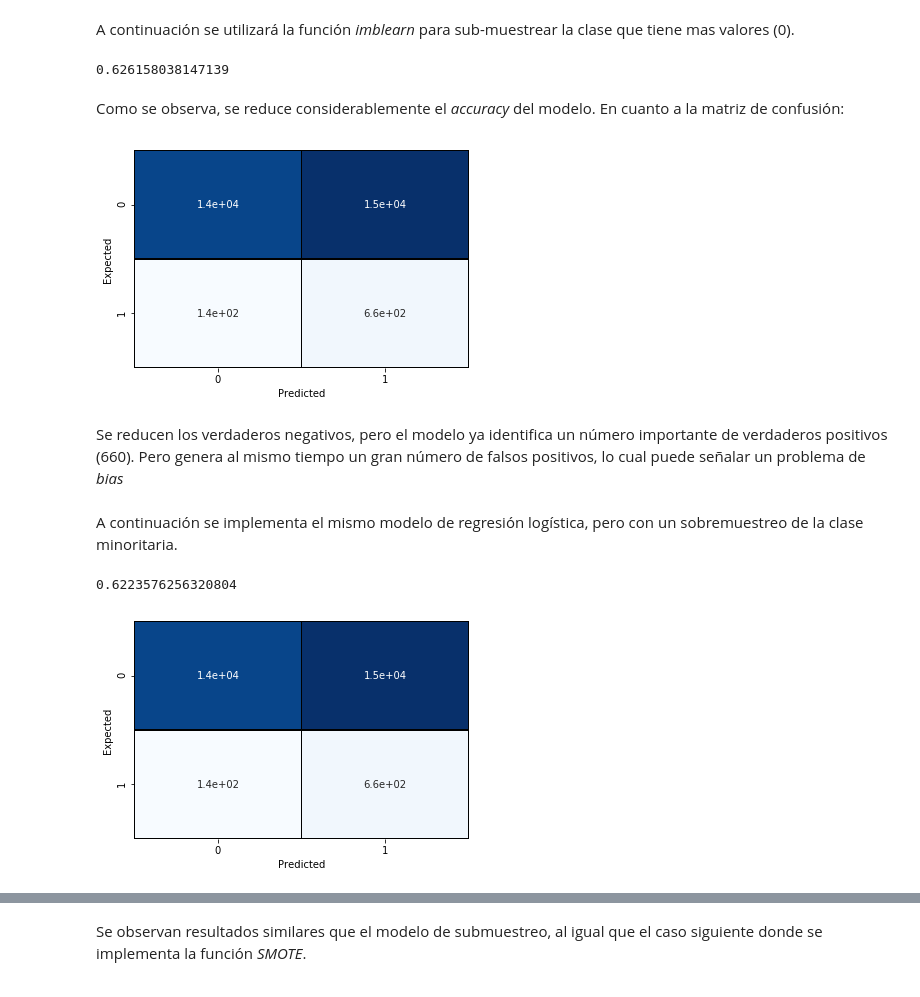
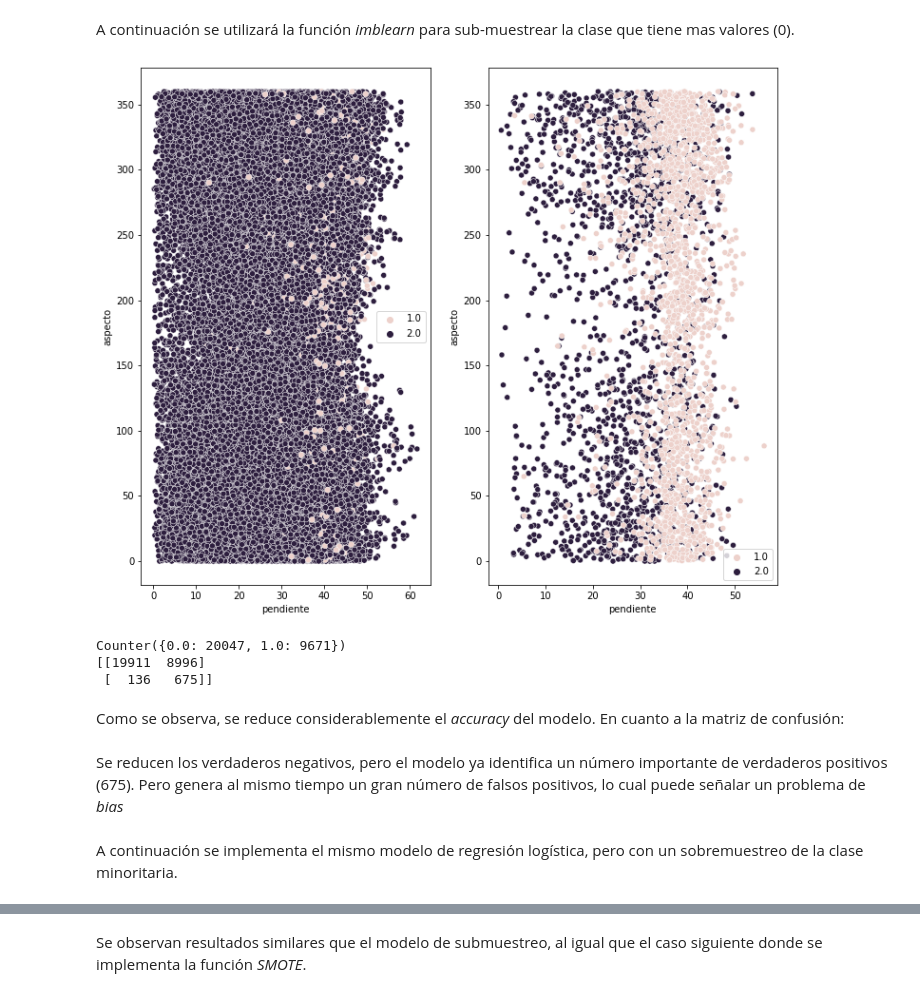
Before and after one commit to edieraristizabal/MachineLearning, a Jupyter notebook: NOTEBOOKS/07_Desbalance.ipynb, the cells around one changed output, grey strips where cells are left out. Cells and saved outputs as stored; diff of their text form; code cells hidden in the pictures.

```diff
--- a/NOTEBOOKS/07_Desbalance.ipynb
+++ b/NOTEBOOKS/07_Desbalance.ipynb
@@ -134,16 +146,26 @@ plt.show()
 Se observa que el modelo se entrenó muy bien para las celdas de la clase 0, no movimientos en masa, y al ser esta clase la mayoría de celdas pues genera un alto valor de verdaderos negativos, sin embargo no encontró ni una celda de la clase 1, y un número importante de falsos negativos.
 # %% [markdown]
 A continuación se utilizará la función *imblearn* para sub-muestrear la clase que tiene mas valores (0).
-# %%
-from imblearn.under_sampling import RandomUnderSampler
-rus=RandomUnderSampler(return_indices=True)
-X_rus,y_rus,id_rus=rus.fit_sample(X_train,y_train)
-
-model=LogisticRegression().fit(X_rus,y_rus)
-y_pred=model.predict(X_test)
-results = cross_val_score(model, X_rus, y_rus, cv=5, scoring='accuracy')
-print(results.mean())
-# %% [output]
-0.626158038147139
+# %%
+from imblearn.under_sampling import RandomUnderSampler
+rus=RandomUnderSampler()
+X_rus,y_rus=rus.fit_sample(X_train,y_train)
+y_t= np.where(y_train==0,2,y_train)
+y_r= np.where(y_rus==0,2,y_rus)
+f, axes = plt.subplots(1, 2, figsize=(12,10))
+sns.scatterplot(X_train['pendiente'],X_train['aspecto'],hue=y_t,ax=axes[0]);
+sns.scatterplot(X_rus['pendiente'],X_rus['aspecto'],hue=y_r,ax=axes[1]);
+# %% [output]
+[figure, added]
+# %%
+model_rus=LogisticRegression().fit(X_rus,y_rus)
+y_test_pred=model_rus.predict(X_test)
+mc= confusion_matrix(y_test, y_test_pred)
+print(Counter(y_test_pred))
+print(mc)
+# %% [output]
+Counter({0.0: 20047, 1.0: 9671})
+[[19911  8996]
+ [  136   675]]
 # %% [markdown]
 Como se observa, se reduce considerablemente el *accuracy* del modelo. En cuanto a la matriz de confusión:
@@ -152,22 +172,4 @@ plt.scatter(X_rus,y_rus)
-# %%
-matrix = confusion_matrix(y_test, y_pred)
-import seaborn as sns
-sns.heatmap(matrix, annot=True, cbar=False, linecolor='black',linewidths=0.7,cmap=plt.cm.Blues)
-plt.xlabel('Predicted')
-plt.ylabel('Expected')
-plt.show()
-# %% [output]
-[figure, removed]
 # %% [markdown]
-Se reducen los verdaderos negativos, pero el modelo ya identifica un número importante de verdaderos positivos (660). Pero genera al mismo tiempo un gran número de falsos positivos, lo cual puede señalar un problema de *bias*
+Se reducen los verdaderos negativos, pero el modelo ya identifica un número importante de verdaderos positivos (675). Pero genera al mismo tiempo un gran número de falsos positivos, lo cual puede señalar un problema de *bias*
 # %% [markdown]
 A continuación se implementa el mismo modelo de regresión logística, pero con un sobremuestreo de la clase minoritaria.
-# %%
-from imblearn.over_sampling import RandomOverSampler
-ros=RandomOverSampler(return_indices=True)
-X_ros,y_ros,id_ros=ros.fit_sample(X_train,y_train)
-
-results = cross_val_score(model, X_ros, y_ros, cv=5, scoring='accuracy')
-print(results.mean())
-# %% [output]
-0.6223576256320804
@@ -176,9 +175,0 @@ plt.scatter(X_ros,y_ros)
-# %%
-matrix = confusion_matrix(y_test, y_pred)
-import seaborn as sns
-sns.heatmap(matrix, annot=True, cbar=False, linecolor='black',linewidths=0.7,cmap=plt.cm.Blues)
-plt.xlabel('Predicted')
-plt.ylabel('Expected')
-plt.show()
-# %% [output]
-[figure, removed]
```
Also changed, not shown: parts of 17 cells of this notebook, 23 other files.
